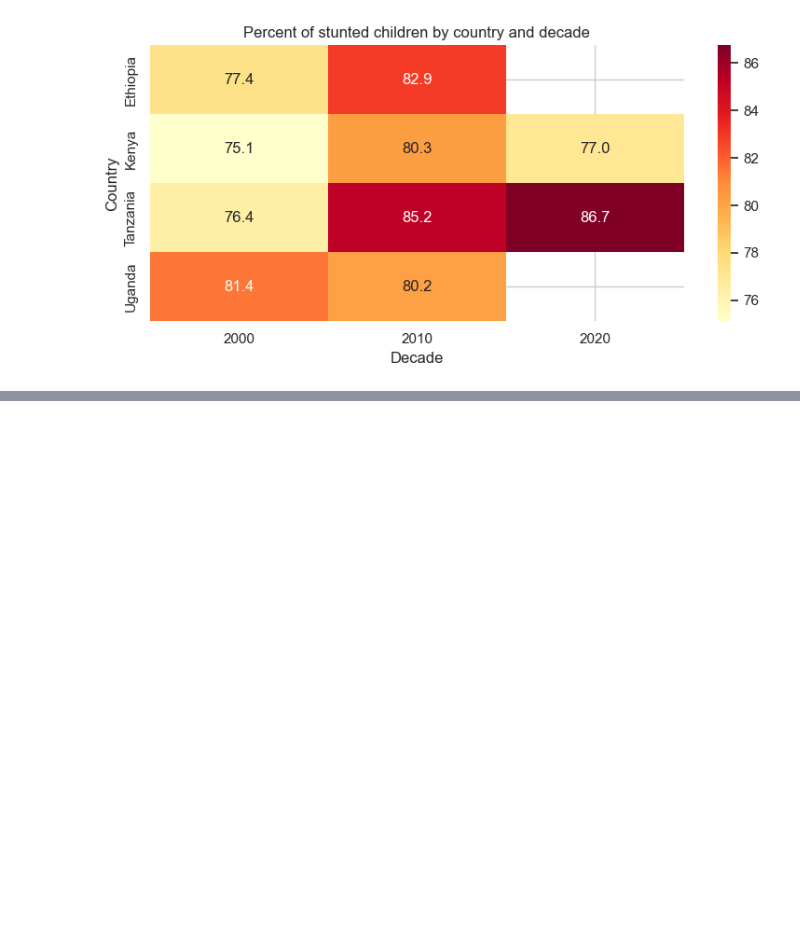
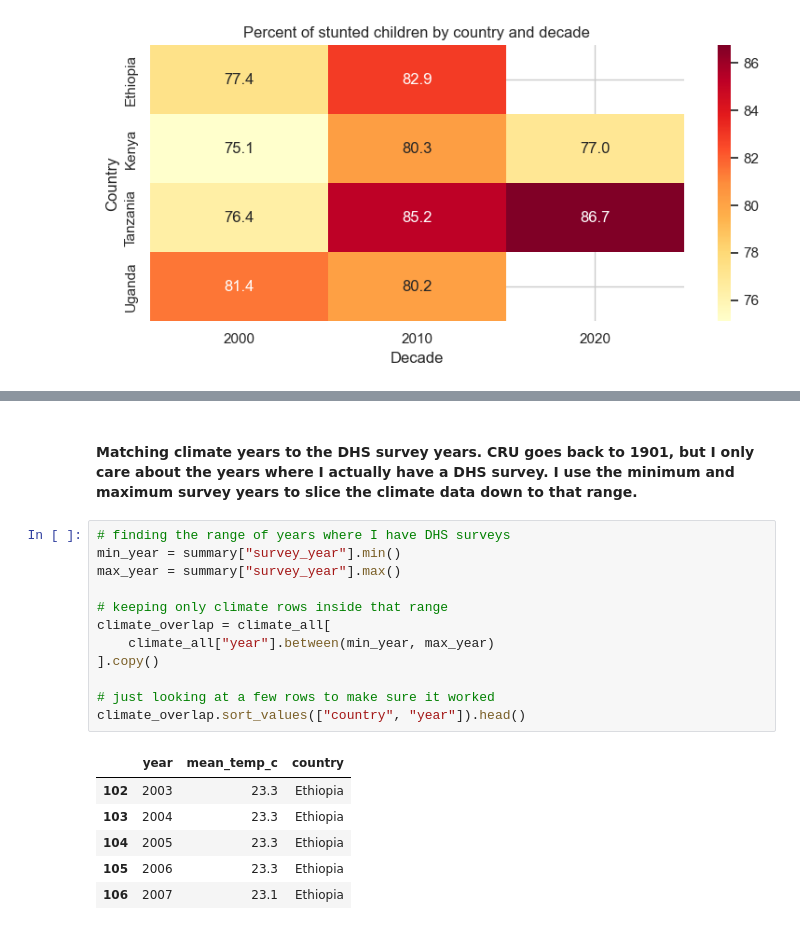
Before and after one commit to venusony/Climate-Malnutrition-EastAfrica, a Jupyter notebook: climate plus region data/Child malnutrition patterns and inequality in East Africa.ipynb, the cells around one changed output, grey strips where cells are left out. Saved outputs shown, nothing was run; the diff lists cells and outputs as text; blank space fills up the shorter version.

```diff
--- a/climate plus region data/Child malnutrition patterns and inequality in East Africa.ipynb
+++ b/climate plus region data/Child malnutrition patterns and inequality in East Africa.ipynb
@@ -441,0 +497,21 @@ KeyError: ['wealth_quartile']
+# %% [markdown]
+#### Matching climate years to the DHS survey years. CRU goes back to 1901, but I only care about the years where I actually have a DHS survey. I use the minimum and maximum survey years to slice the climate data down to that range.
+# %%
+# finding the range of years where I have DHS surveys
+min_year = summary["survey_year"].min()
+max_year = summary["survey_year"].max()
+
+# keeping only climate rows inside that range
+climate_overlap = climate_all[
+    climate_all["year"].between(min_year, max_year)
+].copy()
+
+# just looking at a few rows to make sure it worked
+climate_overlap.sort_values(["country", "year"]).head()
+# %% [output]
+|  | year | mean_temp_c | country |
+| 102 | 2003 | 23.3 | Ethiopia |
+| 103 | 2004 | 23.3 | Ethiopia |
+| 104 | 2005 | 23.3 | Ethiopia |
+| 105 | 2006 | 23.3 | Ethiopia |
+| 106 | 2007 | 23.1 | Ethiopia |
```
Also changed, not shown: parts of 8 cells of this notebook.
